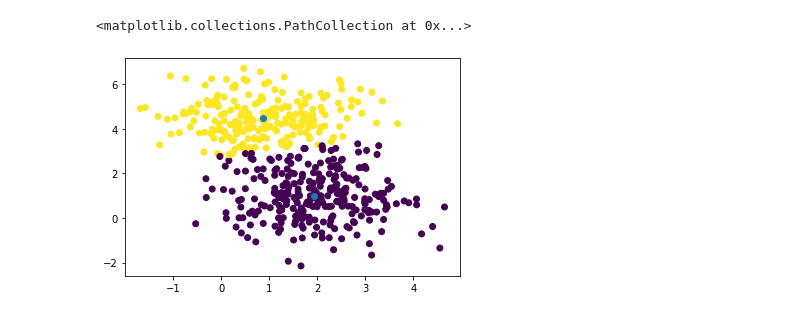
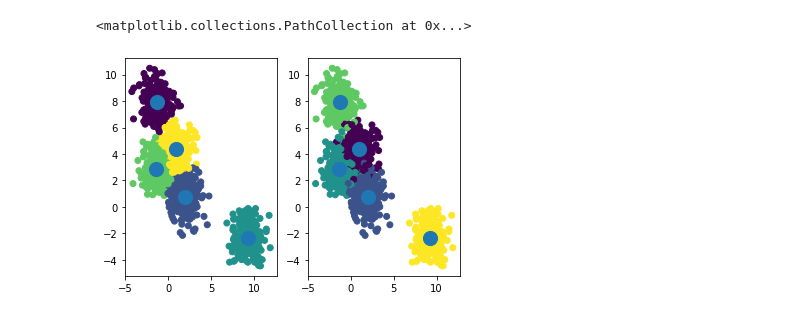
Before and after one commit to voorhs/Machine-Learning-Algorithms, a Jupyter notebook: Clusterization-algorithm/clust.ipynb, the cells around one changed output. Saved outputs shown, nothing was run; the diff lists cells and outputs as text; code cells hidden in the pictures.

```diff
--- a/Clusterization-algorithm/clust.ipynb
+++ b/Clusterization-algorithm/clust.ipynb
@@ -6,12 +7,15 @@ from sklearn.datasets import make_blobs
 # %%
-X, y = make_blobs(n_samples=500, n_features=2, centers=2, random_state=0)
+X, y = make_blobs(n_samples=1000, n_features=2, centers=5, random_state=0)
-# %%
-m = KMeans(2).fit(X, eur='sample')
-
-x, y = np.hsplit(X, 2)
-plt.scatter(x, y, c=m.labels)
-c1, c2 = np.hsplit(m.centroids, 2)
-plt.scatter(c1, c2)
-# %% [output]
-<matplotlib.collections.PathCollection at 0x...>
-[figure, removed]
+# %%
+m = KMeans(X, 5).fit(heur='sample')
+
+fig, ax = plt.subplots(1, 2)
+ax[0].scatter(X[:, 0], X[:, 1], c=m.labels)
+ax[0].scatter(m.centroids[:, 0], m.centroids[:, 1], s=200)
+m.centroids
+
+ax[1].scatter(X[:, 0], X[:, 1], c=y)
+ax[1].scatter(m.centroids[:, 0], m.centroids[:, 1], s=200)
+# %% [output]
+<matplotlib.collections.PathCollection at 0x...>
+[figure, added]
```
Also changed, not shown: parts of 2 cells of this notebook, 1 other file.
